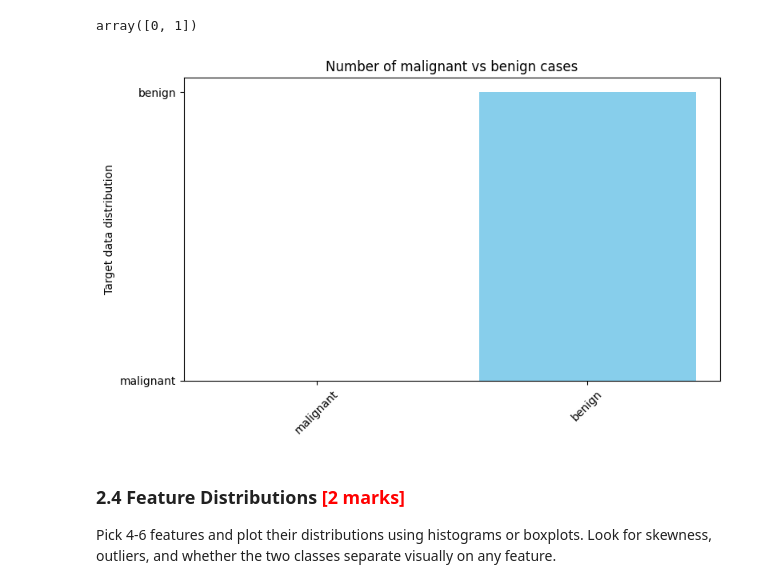
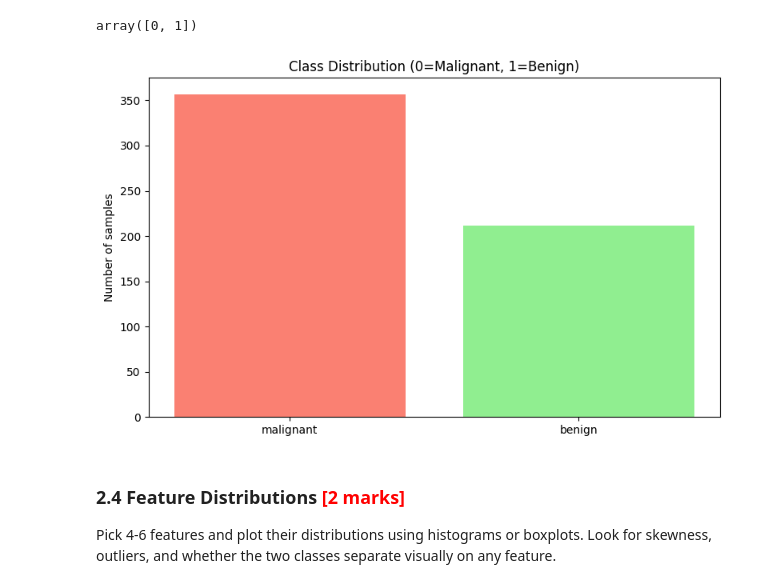
Before and after one commit to ravi-soda/ML_Assignments, a Jupyter notebook: assignments/Classification_Assignment_IITKGP/Classification_Models_Exercise.ipynb, the cells around one changed output. Saved outputs shown, nothing was run; the diff lists cells and outputs as text; code cells hidden in the pictures.

```diff
--- a/assignments/Classification_Assignment_IITKGP/Classification_Models_Exercise.ipynb
+++ b/assignments/Classification_Assignment_IITKGP/Classification_Models_Exercise.ipynb
@@ -234,15 +234,17 @@ array([0, 1])
 # %%
 # Class distribution after remapping
 ### CODE HERE ###
+class_counts = pd.Series(y).value_counts().sort_index()
+
 plt.figure(figsize=(8, 5))
-plt.bar(range(len(importances)), importances[indices], color="skyblue")
-plt.xticks(range(len(importances)), [importances[i] for i in indices], rotation=45)
-plt.ylabel("Target data distribution")
-plt.title("Number of malignant vs benign cases")
+plt.bar(class_counts.index, class_counts.values, color=["salmon", "lightgreen"])
+plt.xticks(class_counts.index, [data.target_names[i] for i in class_counts.index], rotation=0)
+plt.ylabel("Number of samples")
+plt.title("Class Distribution (0=Malignant, 1=Benign)")
 plt.tight_layout()
 plt.show()
 # %% [output]
-[figure, old version]
+[figure, new version]
 # %% [markdown]
 ### 2.4 Feature Distributions <font color="red">[2 marks]</font>
 
```
